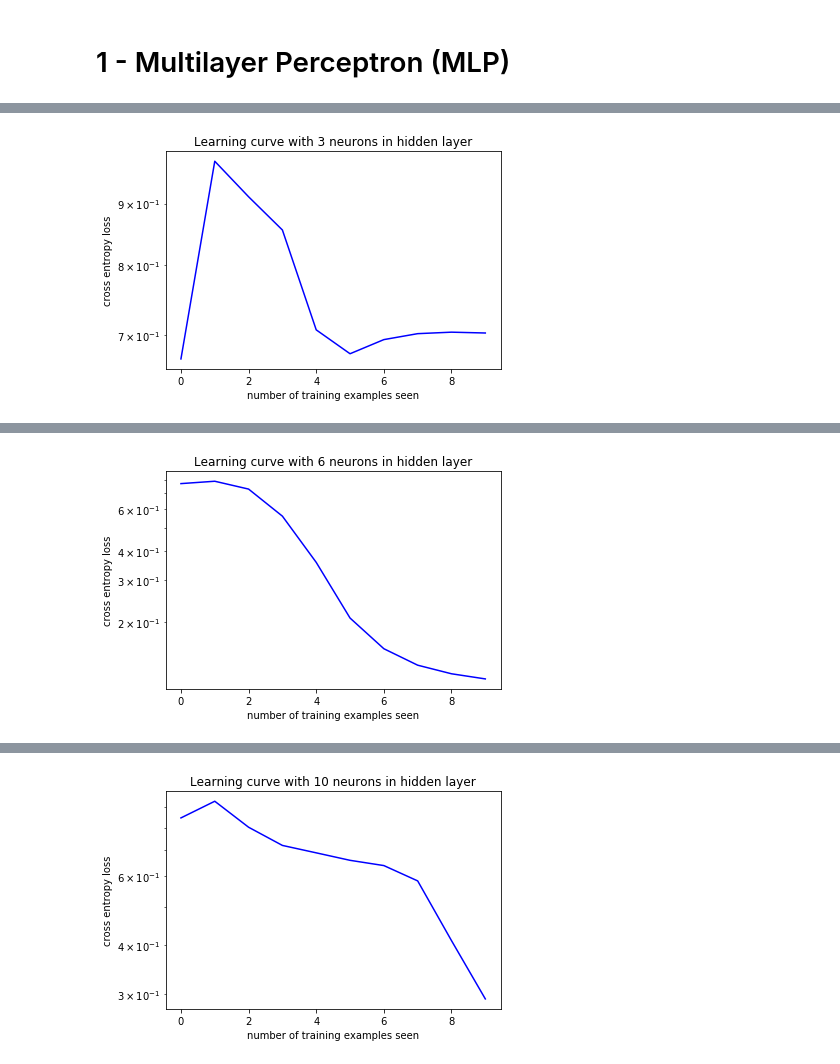
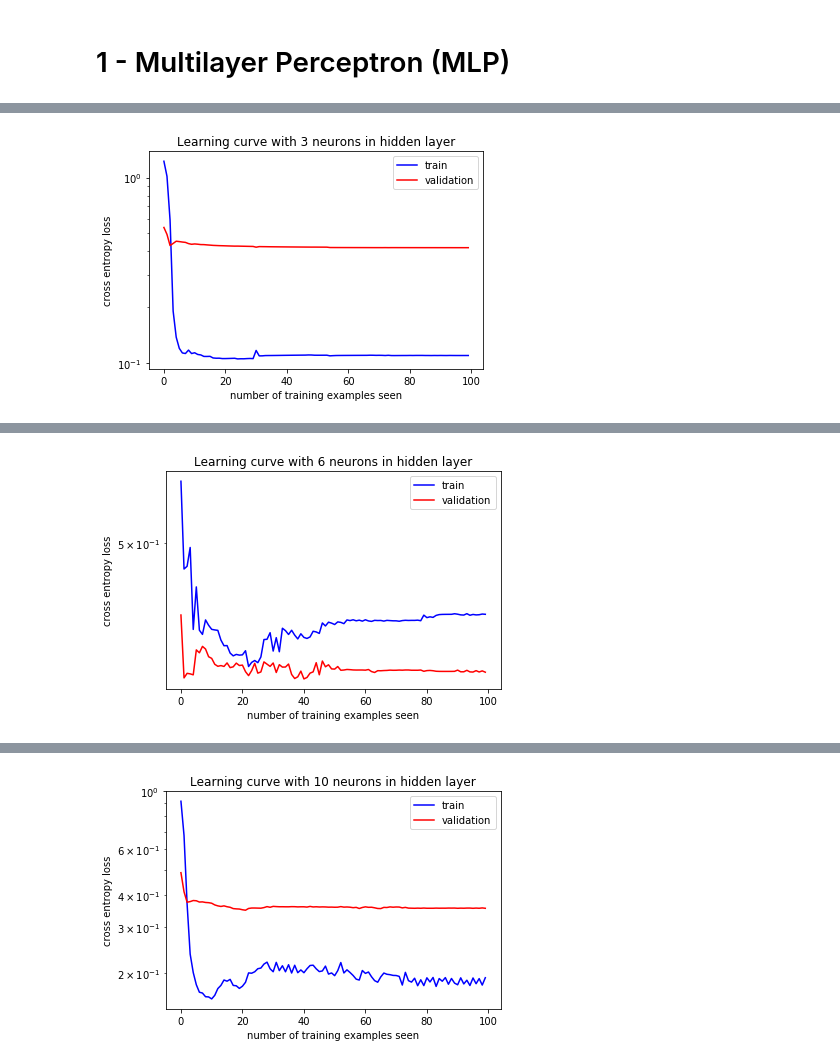
Before and after one commit to RafaelGoncalves8/machine-learning, a Jupyter notebook: 3-mlp-and-svm/deliver/EFC3 - MLP and SVM.ipynb, the cells around one changed output, grey strips where cells are left out. Drawn from its saved outputs; the diff is of its cells as text; code cells hidden in the pictures.

```diff
--- a/3-mlp-and-svm/deliver/EFC3 - MLP and SVM.ipynb
+++ b/3-mlp-and-svm/deliver/EFC3 - MLP and SVM.ipynb
@@ -70,8 +69,5 @@ plt.show()
 # %%
 C = 1 # number of classes
 D_in = 2 # dimension of input
-learning_rate = 0.1
-epochs = 50
-show_step = 5
 # %%
 H = 10
@@ -119,6 +144,7 @@ Train Epoch: 45 Loss: 0.882002
 # %%
 learning_rate = 0.01
 epochs = 100
+show_step = 10
 for H in [3, 6, 10, 30, 60, 100]:
     print("H = ", H)
     train_losses = []
@@ -131,10 +157,10 @@ for H in [3, 6, 10, 30, 60, 100]:
         torch.nn.Sigmoid(),
     )
 
-    optimizer = optim.SGD(model.parameters(), lr=learning_rate)
+    optimizer = optim.SGD(model.parameters(), lr=learning_rate, momentum=0.9)
 
-    model.train()
     for epoch in range(epochs):
+        model.train()
         for idx, (data, target) in enumerate(zip(torch.tensor(X_train, dtype=torch.float),
                                          torch.tensor(y_train, dtype=torch.float))):
             optimizer.zero_grad()
@@ -144,29 +170,29 @@ for H in [3, 6, 10, 30, 60, 100]:
             optimizer.step()
         if epoch % show_step == 0:
             print('Train Epoch: {} Loss: {:.6f}'.format(epoch, loss.item()))
-            train_losses.append(loss.item())
+        train_losses.append(loss.item())
 
-    model.eval()
-    val_loss = 0
-    correct = 0
-    with torch.no_grad():
-        for data, target in zip(torch.tensor(X_train, dtype=torch.float),
-                                         torch.tensor(y_train, dtype=torch.float)):
-            output = model(data)
-            val_loss += F.binary_cross_entropy(output, target, size_average=False).item()
-            pred = torch.round(output)
-            correct += (1 if pred == target else 0)
-    val_loss /= len(y_val)
-    val_losses.append(val_loss)
+        model.eval()
+        val_loss = 0
+        correct = 0
+        with torch.no_grad():
+            for data, target in zip(torch.tensor(X_val, dtype=torch.float),
+                                             torch.tensor(y_val, dtype=torch.float)):
+                output = model(data)
+                val_loss += F.binary_cross_entropy(output, target, size_average=False).item()
+                pred = torch.round(output)
+                correct += (1 if pred == target else 0)
+        val_loss /= len(y_val)
+        val_losses.append(val_loss)
     print('\nValidation set: Avg. loss: {:.4f}, Accuracy: {}/{} ({:.0f}%)\n'.format(
-    val_loss, correct, len(y_val),
-    100. * correct / len(y_val)))
+        val_loss, correct, len(y_val),
+        100. * correct / len(y_val)))
 
     plt.plot(train_losses, color='blue')
+    plt.plot(val_losses, color='red')
+    plt.legend(["train", "validation"])
     plt.yscale("log")
-    #plt.scatter(test_counter, test_losses, color='red')
     plt.title('Learning curve with {} neurons in hidden layer'.format(H))
-    #plt.legend(['Train Loss', 'Validation Loss'], loc='upper right')
     plt.xlabel('number of training examples seen')
     plt.ylabel('cross entropy loss')
     plt.show()
@@ -187,2 +213,2 @@ Validation set: Avg. loss: 0.4346, Accuracy: 719/1000 (72%)
-[figure, old version]
+[figure, new version]
 H =  6
@@ -201,2 +227,2 @@ Validation set: Avg. loss: 0.3188, Accuracy: 865/1000 (86%)
-[figure, old version]
+[figure, new version]
 H =  10
@@ -215,2 +241,2 @@ Validation set: Avg. loss: 0.3262, Accuracy: 869/1000 (87%)
-[figure, old version]
+[figure, new version]
 H =  30
```
Also changed, not shown: parts of 11 cells of this notebook.
